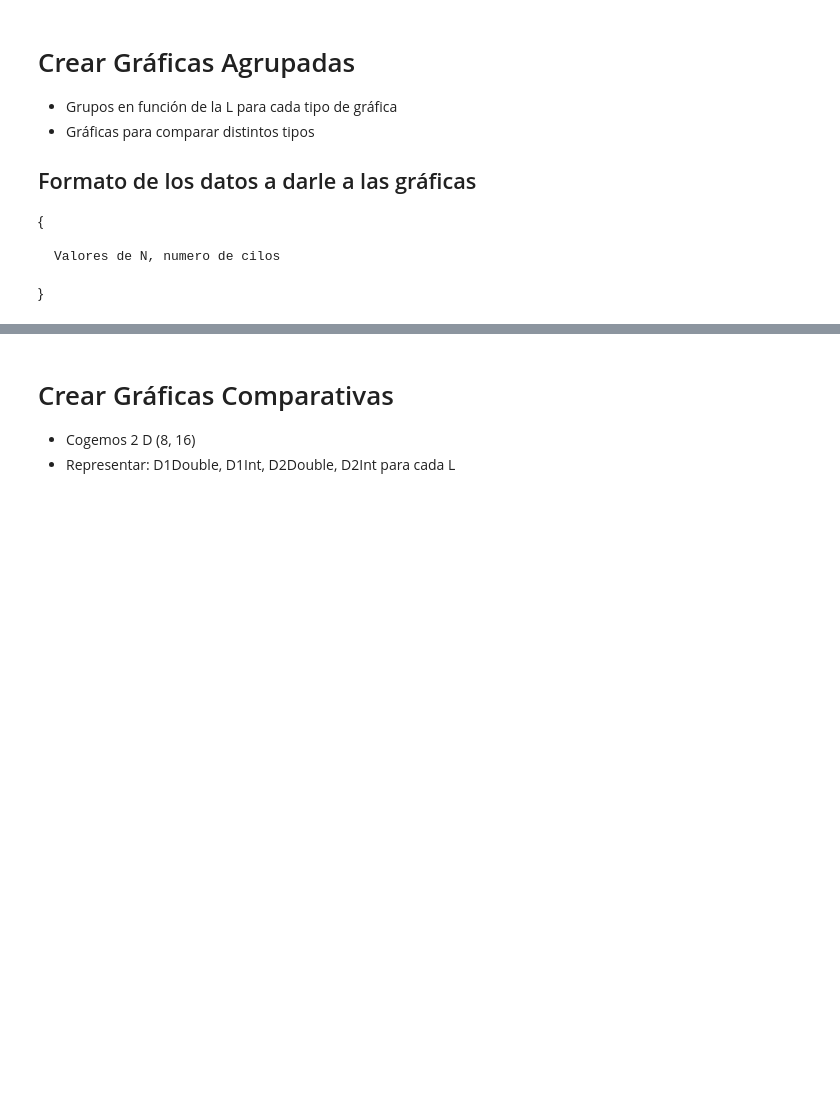
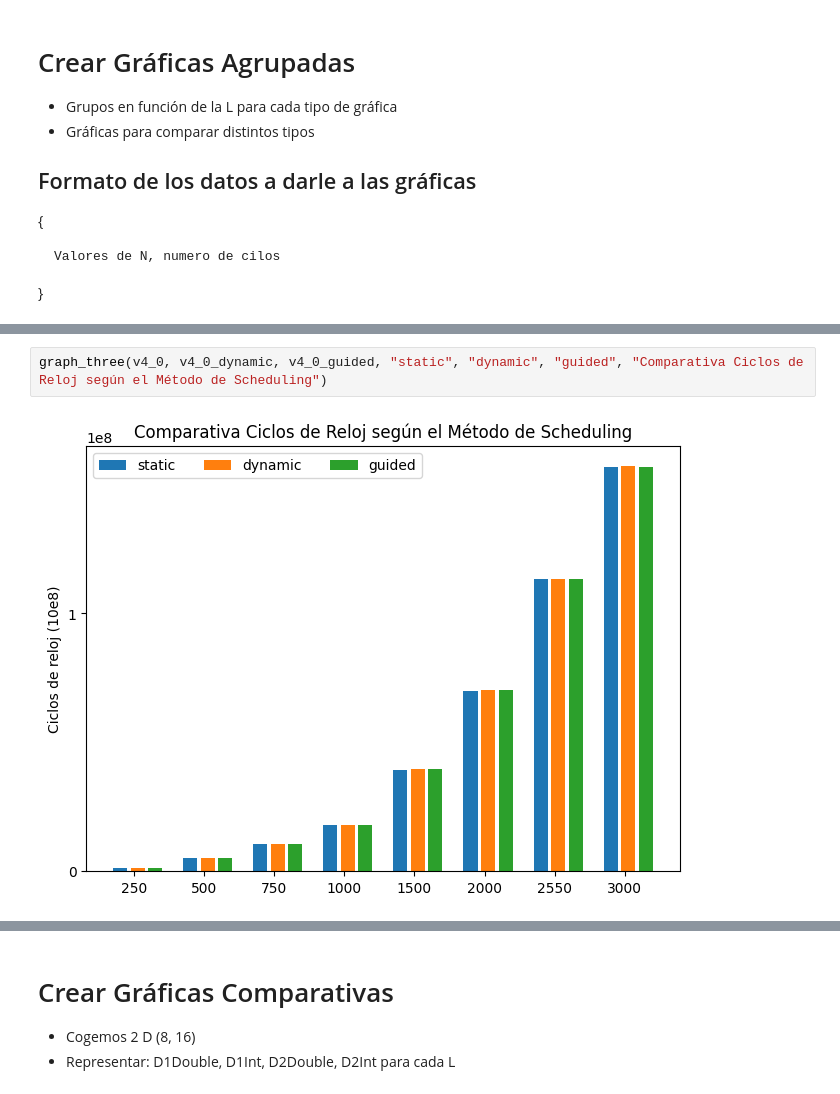
Before and after one commit to chrisgzlez/ArqComp, a Jupyter notebook: Practica_02/ClockSpeed.ipynb, the cells around one changed output, grey strips where cells are left out. Saved outputs shown, nothing was run; the diff lists cells and outputs as text; blank space fills up the shorter version.

```diff
--- a/Practica_02/ClockSpeed.ipynb
+++ b/Practica_02/ClockSpeed.ipynb
@@ -411,0 +504,4 @@ plt.savefig(f'data/double/graphs/graph_double_bigD.png')
+# %%
+graph_three(v4_0, v4_0_dynamic, v4_0_guided, "static", "dynamic", "guided", "Comparativa Ciclos de Reloj según el Método de Scheduling")
+# %% [output]
+[figure, added]
```
Also changed, not shown: parts of 35 cells of this notebook, 20 other files.
